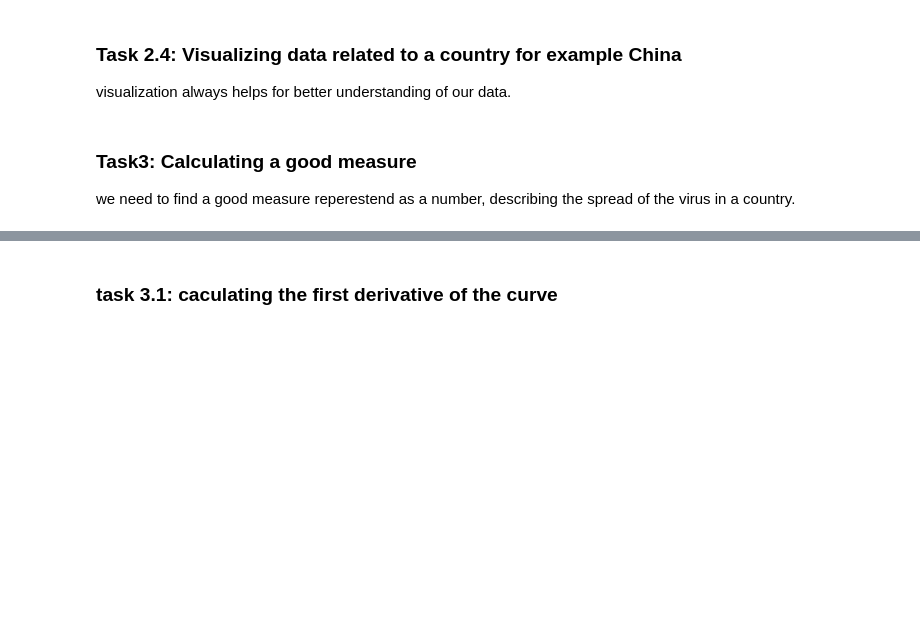
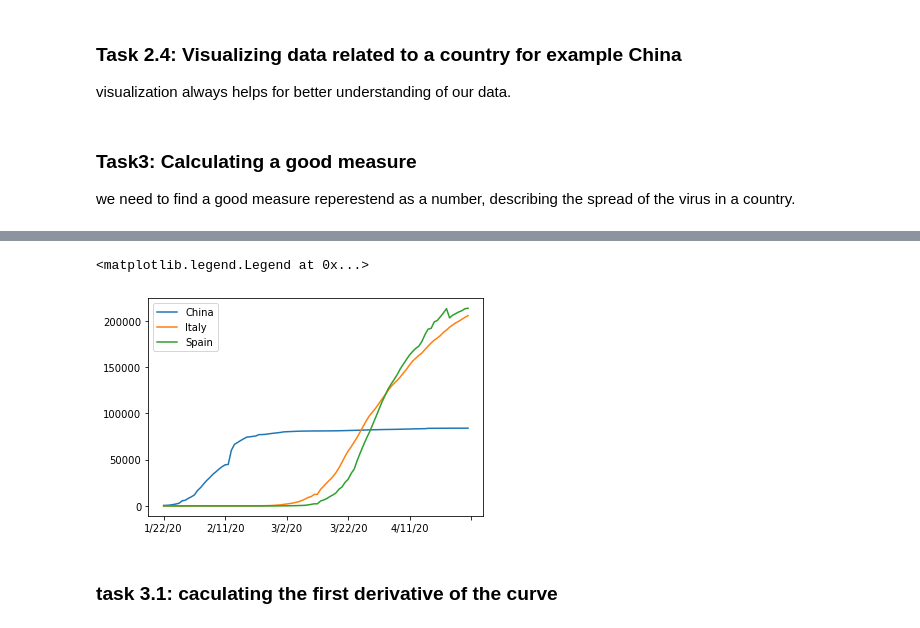
Before and after one commit to SrilakshmiSripathi/Corona-virus-data-analysis-project, a Jupyter notebook: covid19 data analysis notebook.ipynb, the cells around one changed output, grey strips where cells are left out. Saved outputs shown, nothing was run; the diff lists cells and outputs as text; code cells hidden in the pictures; blank space fills up the shorter version.

```diff
--- a/covid19 data analysis notebook.ipynb
+++ b/covid19 data analysis notebook.ipynb
@@ -95,2 +98,11 @@ corona_dataset_aggregated.loc['China'].plot()
+# %%
+corona_dataset_aggregated.loc['China'].plot()
+corona_dataset_aggregated.loc['Italy'].plot()
+corona_dataset_aggregated.loc['Spain'].plot()
+
+plt.legend()
+# %% [output]
+<matplotlib.legend.Legend at 0x...>
+[figure, added]
 # %% [markdown]
 ### task 3.1: caculating the first derivative of the curve
```
Also changed, not shown: parts of 22 cells of this notebook, 4 other files.
